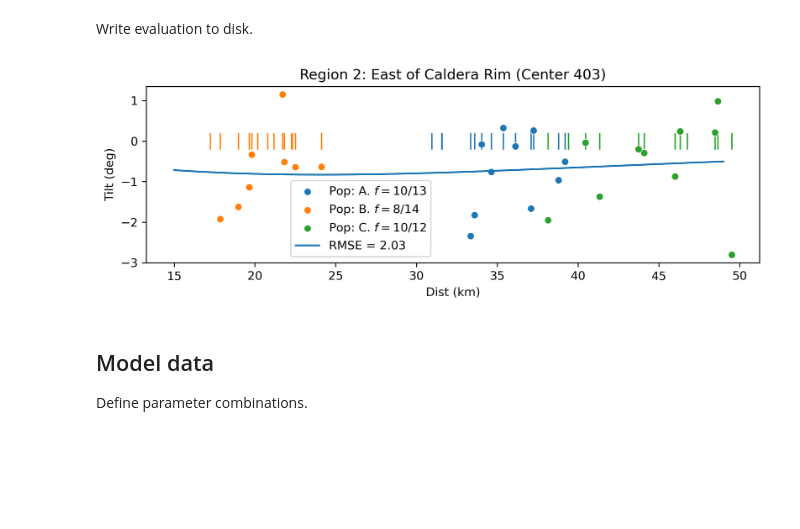
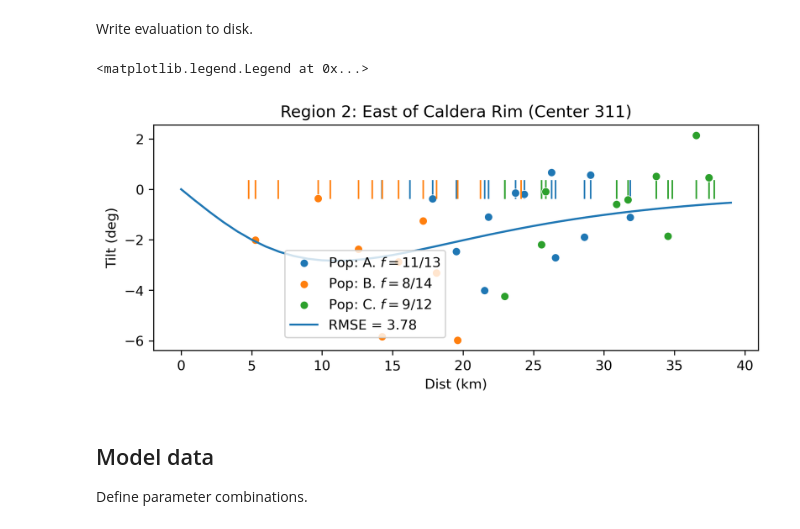
Before and after one commit to hernypeterson/thesis, a Jupyter notebook: code_with_import.ipynb, the cells around one changed output. Saved outputs shown, nothing was run; the diff lists cells and outputs as text; code cells hidden in the pictures; blank space fills up the shorter version.

```diff
--- a/code_with_import.ipynb
+++ b/code_with_import.ipynb
@@ -121,10 +110,10 @@ paleo_azimuth_uncertainty = 0
 
 centers_calc = {
     cID: td.make_center(cID, centers, samples, paleo_azimuth_uncertainty)
-    for cID in cIDs
+    for cID in [486, 428, 544, 432, 311]
 }
 # %%
-cID = 311
+cID = 486
 
 plt.figure(figsize=(8, 4), dpi=300)
 
@@ -191,7 +180,7 @@ centers_eval_no_infs.to_csv(
     index_label='cID'
 )
 # %%
-cID = 403
+cID = 311
 
 plt.figure(figsize=(8, 3), dpi=300)
 
@@ -207,36 +196,37 @@ centers_calc[cID].plot_tilt(
 plt.xlabel('Dist (km)')
 plt.ylabel('Tilt (deg)')
 
 # plt.ylim(-25,None)
 
 
 eval = centers_eval_no_infs.loc[cID]
 
 if eval['ABC_7_epv_is_positive']:
     mult = 1
 else:
     mult = -1
 
 fit_energy = 10**eval['ABC_7_log10_epv'] * mult
 fit_d = eval['ABC_7_depth']
 
-interval_m = np.arange(15000,50_000,1000)
+interval_m = np.arange(0,40_000,1000)
 fit_tilt = [td.mogi_tilt(dist,fit_energy, fit_d) for dist in interval_m]
 interval_km = interval_m / 1000
 
 sns.lineplot(x=interval_km,y=fit_tilt, label=f"RMSE = {round(eval['ABC_7_rmse'],2)}")
 
 plt.title(f'Region 2: East of Caldera Rim (Center {cID})')
 # plt.xlim(22.96, 22.97)
 plt.legend(
     loc='center',
     bbox_to_anchor=(.35,.25)
     )
 # plt.ylim(-20, None)
 
-save_pdf(f'results/{cID}-analytical')
+# save_pdf(f'results/{cID}-analytical')
 # %% [output]
+<matplotlib.legend.Legend at 0x...>
-[figure, old version]
+[figure, new version]
 # %% [markdown]
 ## Model data
 
```
Also changed, not shown: parts of 15 cells of this notebook, 11 other files.
